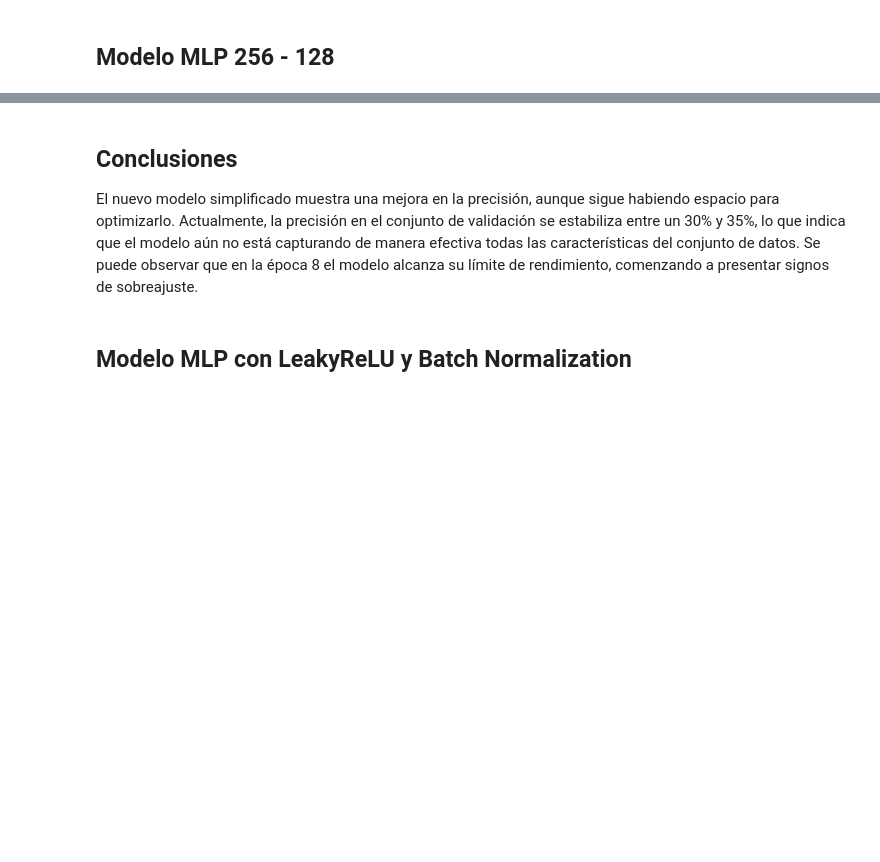
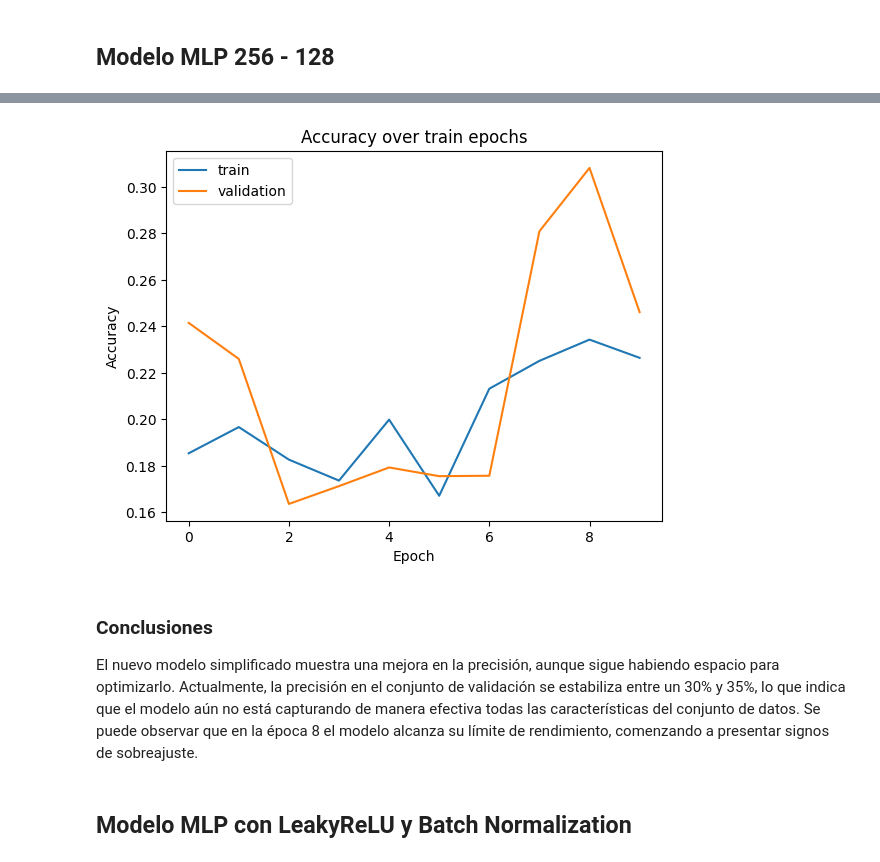
Before and after one commit to JuanAira/tp2-machine-learning, a Jupyter notebook: tp2_places.ipynb, the cells around one changed output, grey strips where cells are left out. Drawn from its saved outputs; the diff is of its cells as text; code cells hidden in the pictures; blank space fills up the shorter version.

```diff
--- a/tp2_places.ipynb
+++ b/tp2_places.ipynb
@@ -263,0 +459,10 @@ mlp_model_builder.fit_model()
+# %%
+# Nueva Configuración de Capas del MLP
+layers_config = [
+    {'units': 128, 'activation': 'tanh', 'dropout': 0.15},
+    {'units': 64, 'activation': 'tanh', 'dropout': 0.15},
+]
+
+mlp_model_builder = MLPBuilder()
+mlp_model_builder.build_model(layers_config)
+mlp_model_builder.compile_model()
@@ -263,0 +489,4 @@ mlp_model_builder.fit_model()
+# %%
+# Entrena el modelo y lo plotea
+mlp_model_builder.fit_model()
+# %% [output]
@@ -264,5 +513,6 @@ mlp_model_builder.fit_model()
+[figure, added]
 # %% [markdown]
-## Conclusiones
+### Conclusiones
 
 El nuevo modelo simplificado muestra una mejora en la precisión, aunque sigue habiendo espacio para optimizarlo. Actualmente, la precisión en el conjunto de validación se estabiliza entre un 30% y 35%, lo que indica que el modelo aún no está capturando de manera efectiva todas las características del conjunto de datos. Se puede observar que en la época 8 el modelo alcanza su límite de rendimiento, comenzando a presentar signos de sobreajuste.
 # %% [markdown]
```
Also changed, not shown: parts of 19 cells of this notebook.
